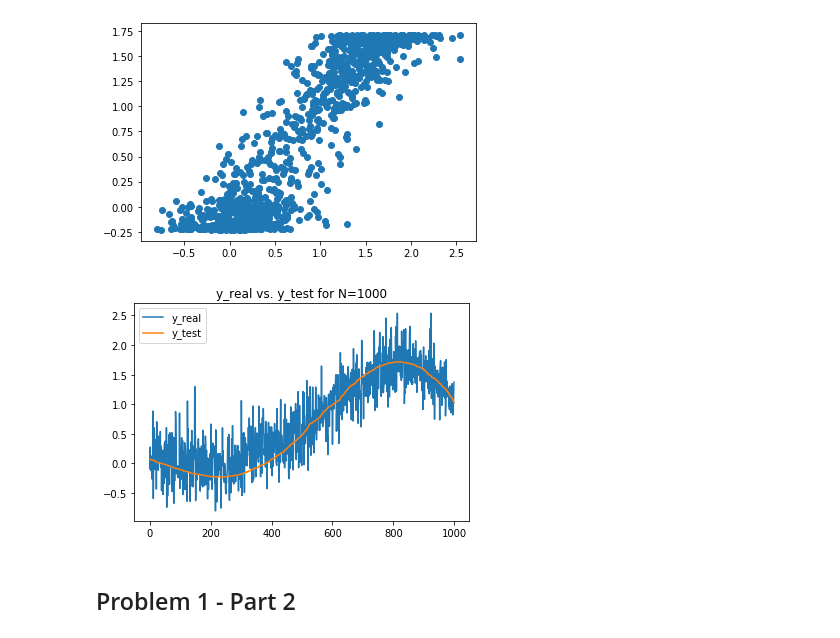
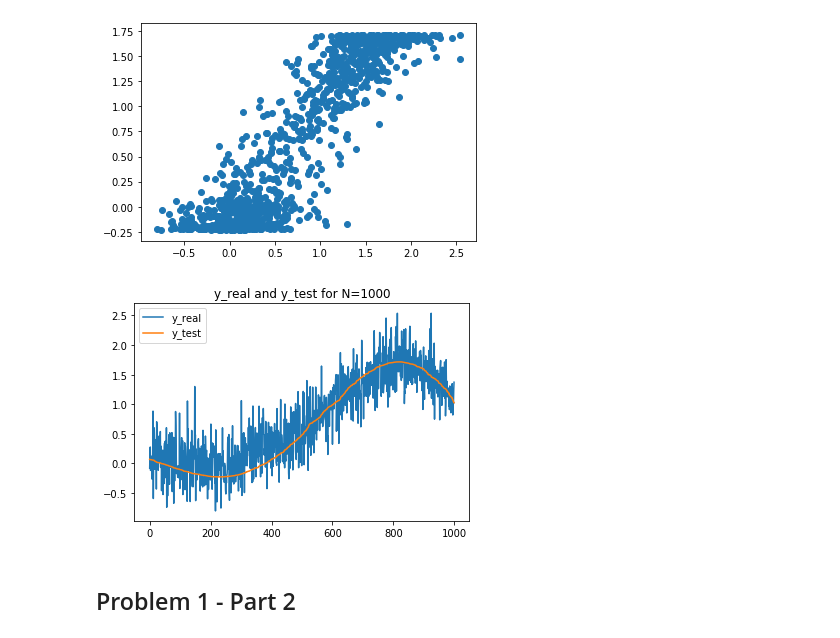
Before and after one commit to PiStefania/Machine_Learning_Exercises, a Jupyter notebook: Ex1_rou.ipynb, the cells around one changed output. Saved outputs shown, nothing was run; the diff lists cells and outputs as text; code cells hidden in the pictures.

```diff
--- a/Ex1_rou.ipynb
+++ b/Ex1_rou.ipynb
@@ -105,11 +108,11 @@ plt.show()
 # %%
 plt.plot(y_real, markersize=0.5, label='y_real')
 plt.plot(y_test, markersize=0.5, label='y_test')
-plt.title('y_real vs. y_test for N=1000')
+plt.title('y_real and y_test for N=1000')
 plt.legend()
 plt.show()
 # %% [output]
-[figure, old version]
+[figure, new version]
 # %% [markdown]
 ## Problem 1 - Part 2
 # %%
```
Also changed, not shown: parts of 8 cells of this notebook, 1 other file.
